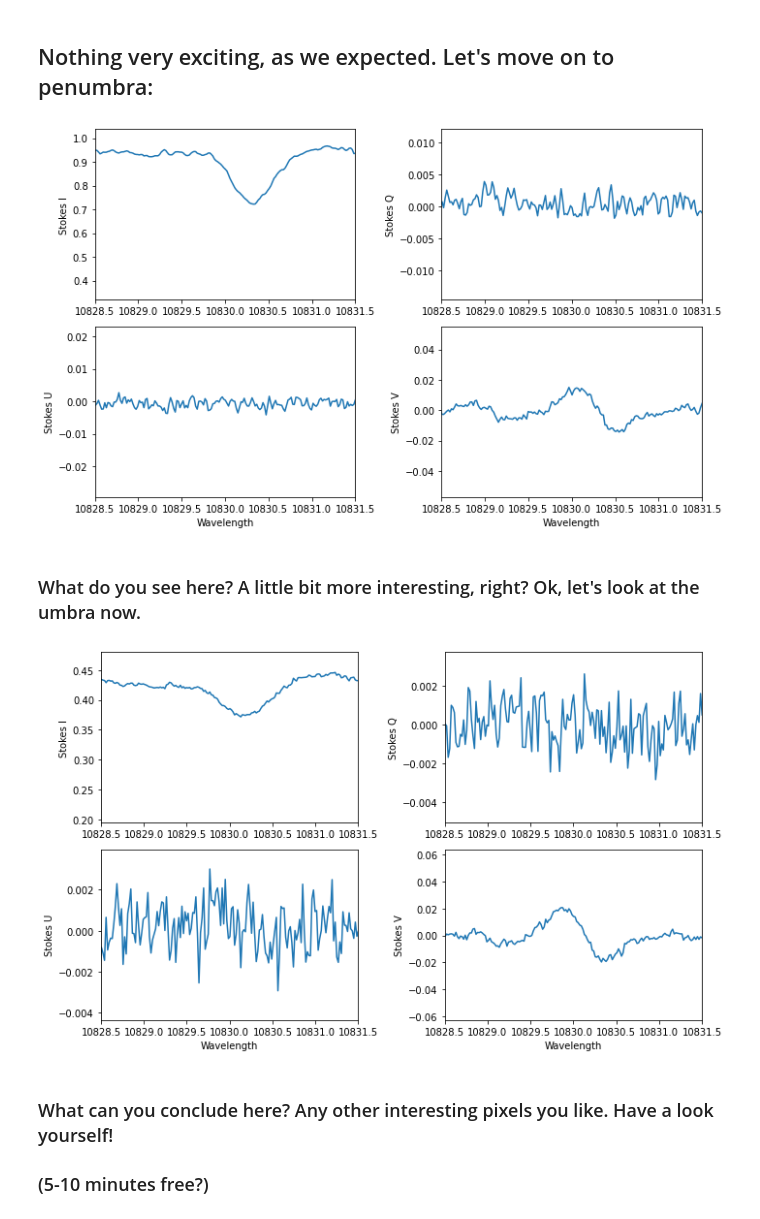
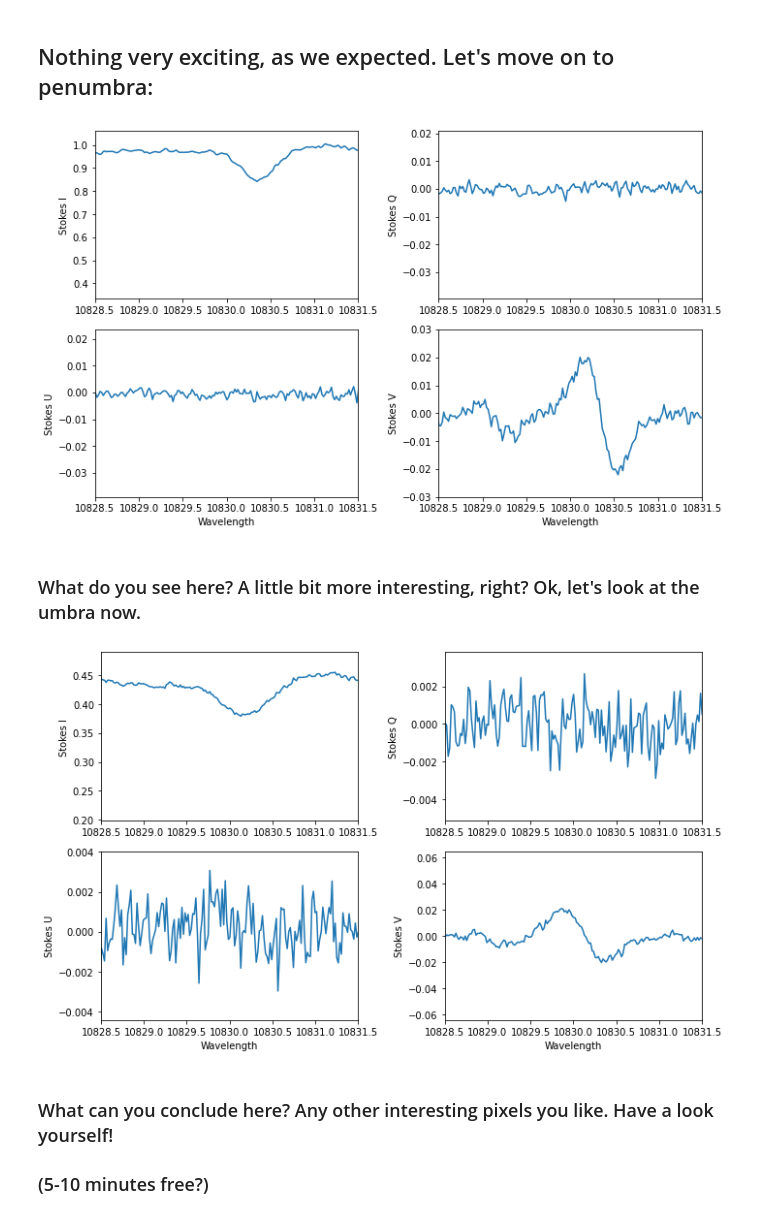
Before and after one commit to ivanzmilic/dkist_workshop_5, a Jupyter notebook: GRIS_inversions .ipynb, the cells around one changed output. Drawn from its saved outputs; the diff is of its cells as text; code cells hidden in the pictures.

```diff
--- a/GRIS_inversions .ipynb
+++ b/GRIS_inversions .ipynb
@@ -109,7 +117,7 @@ plt.colorbar()
 ## Now time to look at some example spectra! Let's look at a quite Sun, umbra and then penumbra:
 # %%
 # As we usually do, we will normalize the cube to mean quiet Sun continuum, to understand intensity values better
-cube = cube / mean_spectrum[250]
+cube = cube / mean_spectrum[240]
 # %%
 # quiet Sun
 i = 60
@@ -142,32 +159,33 @@ plt.tight_layout()
 ## Nothing very exciting, as we expected. Let's move on to penumbra:
 # %%
 # Penumbra
-i = 350
+i = 320
 j = 150
 ll_l = 10828.5
 ll_r = 10831.5
 plt.figure(figsize=[10,6])
 plt.subplot(221)
 plt.plot(ll,cube[i,j,0])
 plt.xlim([ll_l,ll_r])
 plt.ylabel("Stokes I")
 plt.subplot(222)
 plt.plot(ll,cube[i,j,1])
 plt.xlim([ll_l,ll_r])
 plt.ylabel("Stokes Q")
 plt.subplot(223)
 plt.plot(ll,cube[i,j,2])
 plt.xlim([ll_l,ll_r])
 plt.ylabel("Stokes U")
 plt.xlabel("Wavelength")
 plt.subplot(224)
 plt.plot(ll,cube[i,j,3])
 plt.xlim([ll_l,ll_r])
+plt.ylim([-0.03,0.03])
 plt.ylabel("Stokes V")
 plt.xlabel("Wavelength")
 plt.tight_layout()
 # %% [output]
-[figure, old version]
+[figure, new version]
 # %% [markdown]
 ### What do you see here? A little bit more interesting, right? Ok, let's look at the umbra now.
 # %%
@@ -197,7 +215,7 @@ plt.ylabel("Stokes V")
 plt.xlabel("Wavelength")
 plt.tight_layout()
 # %% [output]
-[figure, old version]
+[figure, new version]
 # %% [markdown]
 ### What can you conclude here? Any other interesting pixels you like. Have a look yourself!
 
```
Also changed, not shown: parts of 36 cells of this notebook, 2 other files.
